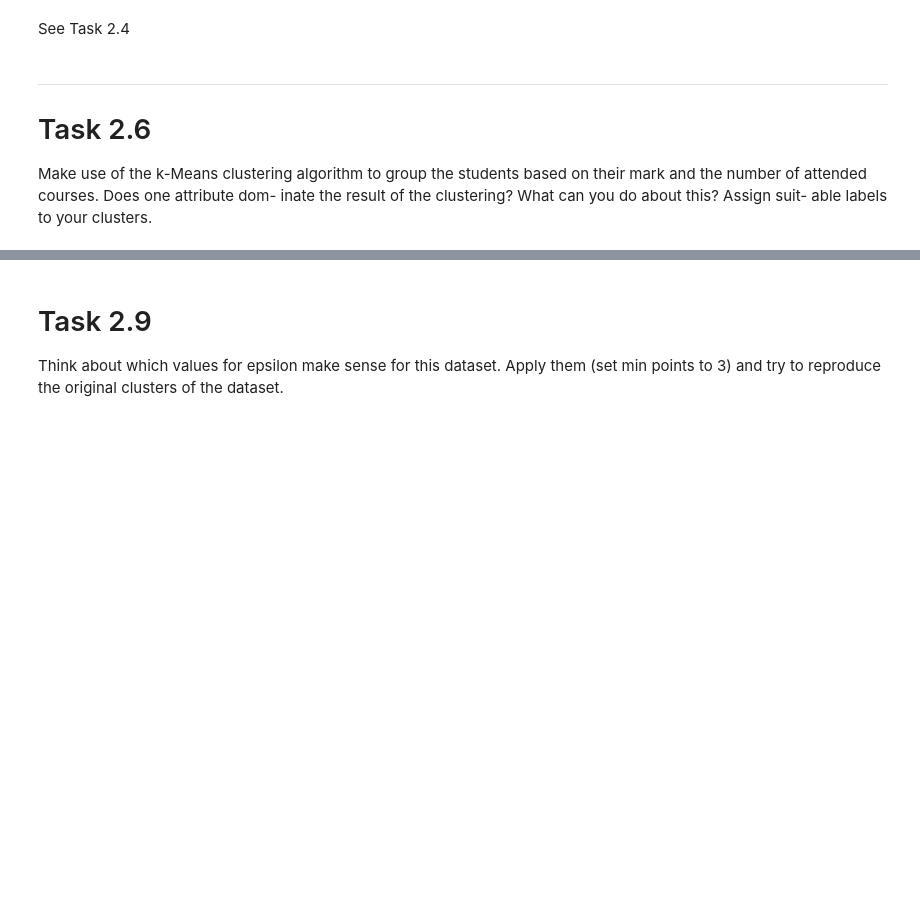
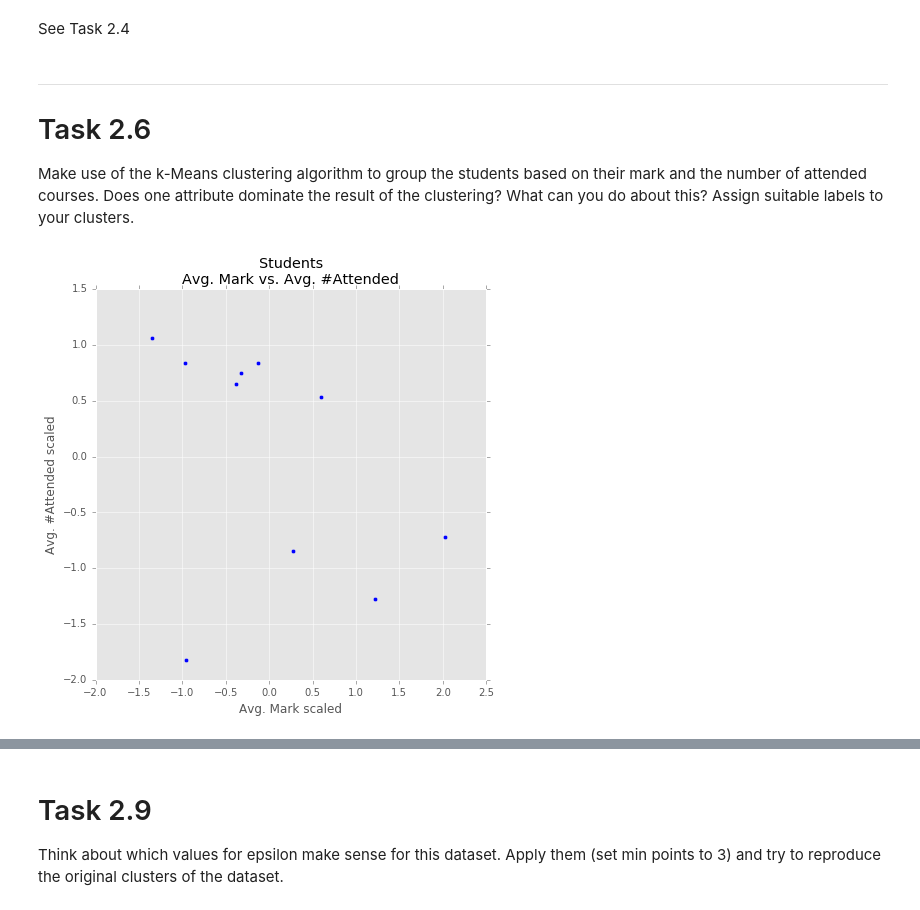
Before and after one commit to jgoerner/DataMining, a Jupyter notebook: notebooks/0.1-jg-readingguide-2.ipynb, the cells around one changed output, grey strips where cells are left out. Drawn from its saved outputs; the diff is of its cells as text; code cells hidden in the pictures; blank space fills up the shorter version.

```diff
--- a/notebooks/0.1-jg-readingguide-2.ipynb
+++ b/notebooks/0.1-jg-readingguide-2.ipynb
@@ -4,6 +5,7 @@
 # %% [markdown]
 # Preface
 # %%
+# package imports
 import numpy as np
 import pandas as pd
 from matplotlib.colors import ListedColormap
@@ -11,11 +13,15 @@ from matplotlib import pyplot as plt
 %matplotlib inline
 plt.style.use("ggplot")
 from sklearn.preprocessing import StandardScaler
-from sklearn.cluster import KMeans
+from sklearn.cluster import KMeans, DBSCAN
 #from scipy.spatial.distance import pdist, squareform
 from scipy.cluster.hierarchy import linkage, dendrogram, set_link_color_palette
 from collections import Counter
+
+# data imports
 dt_customer = pd.read_csv("../data/customer.tsv", delimiter="\t", index_col=0)
+dt_students = pd.read_excel("../data/students.xls")
+dt_geo = pd.read_excel("../data/geo.xls", index_col=0)
 # %% [markdown]
 ---
 # Task 2.1
@@ -211,4 +217,25 @@ See Task 2.4
 # %% [markdown]
 ---
 # Task 2.6
-Make use of the k-Means clustering algorithm to group the students based on their mark and the number of attended courses. Does one attribute dom- inate the result of the clustering? What can you do about this? Assign suit- able labels to your clusters.
+Make use of the k-Means clustering algorithm to group the students based on their mark and the number of attended courses. Does one attribute dominate the result of the clustering? What can you do about this? Assign suitable labels to your clusters.
+# %%
+# Slice and aggregate the dataset
+dt_students_by_name_mark_attended = dt_students.groupby("Name")[["Mark", "Attended"]].agg(np.mean)
+
+
+# Normalize the values
+sc.fit(dt_students_by_name_mark_attended)
+dt_students_by_name_mark_attended_scaled = pd.DataFrame(sc.transform(dt_students_by_name_mark_attended),
+                                                index=dt_students_by_name_mark_attended.index,
+                                                columns=dt_students_by_name_mark_attended.columns)
+
+
+# Plot to get a first intuition
+plt.rcParams["figure.figsize"] = [7,7]
+plt.scatter(dt_students_by_name_mark_attended_scaled["Mark"], dt_students_by_name_mark_attended_scaled["Attended"])
+plt.xlabel("Avg. Mark scaled")
+plt.ylabel("Avg. #Attended scaled")
+plt.title("Students\nAvg. Mark vs. Avg. #Attended")
+plt.show()
+# %% [output]
+[figure, added]
```
Also changed, not shown: parts of 15 cells of this notebook, 1 other file.
